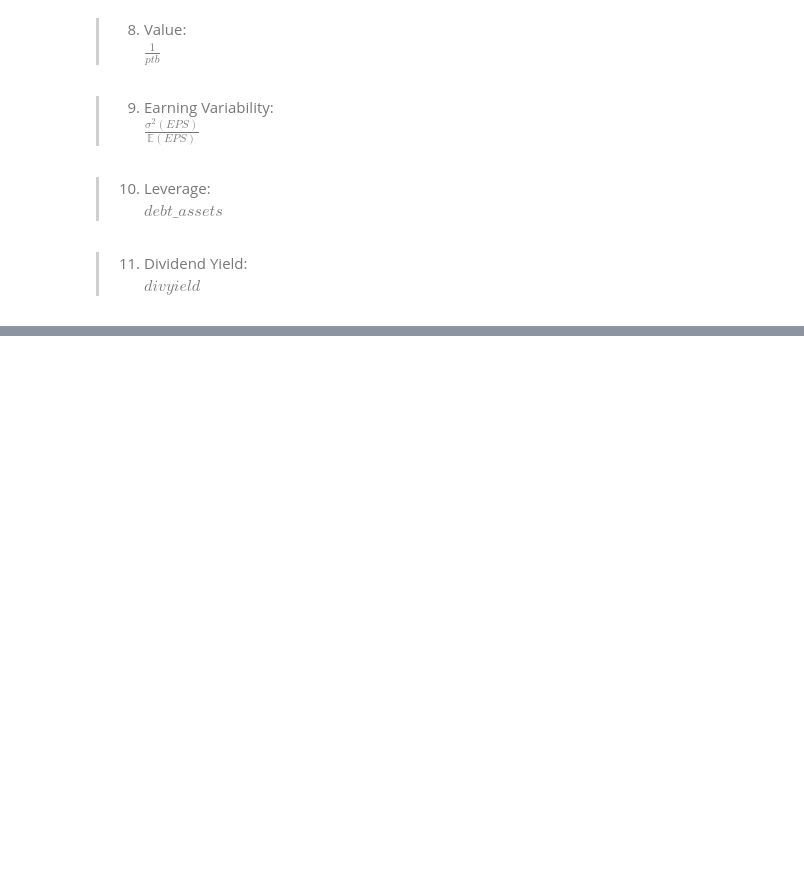
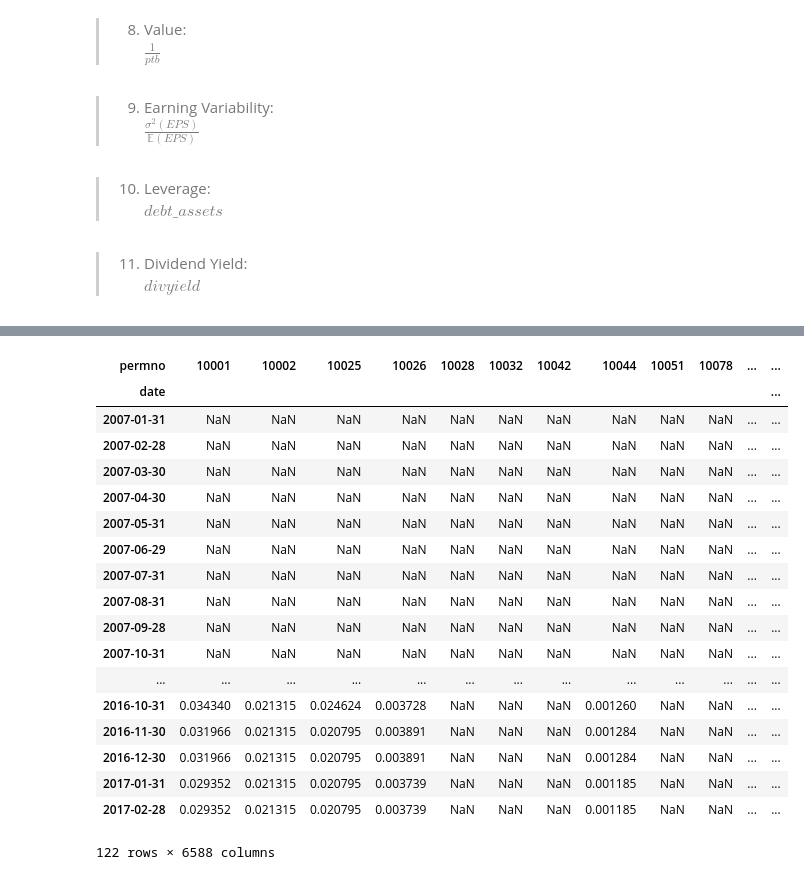
Before and after one commit to icelord91/mf803_proj_barra, a Jupyter notebook: manuscript.ipynb, the cells around one changed output, grey strips where cells are left out. Drawn from its saved outputs; the diff is of its cells as text; code cells hidden in the pictures; blank space fills up the shorter version.

```diff
--- a/manuscript.ipynb
+++ b/manuscript.ipynb
@@ -200,0 +259,22 @@ for factor in factors:
+# %%
+e.ewm(halflife=12, min_periods=0, axis=0).var()
+# %% [output]
+| permno | 10001 | 10002 | 10025 | 10026 | 10028 | 10032 | 10042 | 10044 | 10051 | 10078 | ... | ... |
+| date |  |  |  |  |  |  |  |  |  |  |  | ... |
+| 2007-01-31 | NaN | NaN | NaN | NaN | NaN | NaN | NaN | NaN | NaN | NaN | ... | ... |
+| 2007-02-28 | NaN | NaN | NaN | NaN | NaN | NaN | NaN | NaN | NaN | NaN | ... | ... |
+| 2007-03-30 | NaN | NaN | NaN | NaN | NaN | NaN | NaN | NaN | NaN | NaN | ... | ... |
+| 2007-04-30 | NaN | NaN | NaN | NaN | NaN | NaN | NaN | NaN | NaN | NaN | ... | ... |
+| 2007-05-31 | NaN | NaN | NaN | NaN | NaN | NaN | NaN | NaN | NaN | NaN | ... | ... |
+| 2007-06-29 | NaN | NaN | NaN | NaN | NaN | NaN | NaN | NaN | NaN | NaN | ... | ... |
+| 2007-07-31 | NaN | NaN | NaN | NaN | NaN | NaN | NaN | NaN | NaN | NaN | ... | ... |
+| 2007-08-31 | NaN | NaN | NaN | NaN | NaN | NaN | NaN | NaN | NaN | NaN | ... | ... |
+| 2007-09-28 | NaN | NaN | NaN | NaN | NaN | NaN | NaN | NaN | NaN | NaN | ... | ... |
+| 2007-10-31 | NaN | NaN | NaN | NaN | NaN | NaN | NaN | NaN | NaN | NaN | ... | ... |
+| ... | ... | ... | ... | ... | ... | ... | ... | ... | ... | ... | ... | ... |
+| 2016-10-31 | 0.034340 | 0.021315 | 0.024624 | 0.003728 | NaN | NaN | NaN | 0.001260 | NaN | NaN | ... | ... |
+| 2016-11-30 | 0.031966 | 0.021315 | 0.020795 | 0.003891 | NaN | NaN | NaN | 0.001284 | NaN | NaN | ... | ... |
+| 2016-12-30 | 0.031966 | 0.021315 | 0.020795 | 0.003891 | NaN | NaN | NaN | 0.001284 | NaN | NaN | ... | ... |
+| 2017-01-31 | 0.029352 | 0.021315 | 0.020795 | 0.003739 | NaN | NaN | NaN | 0.001185 | NaN | NaN | ... | ... |
+| 2017-02-28 | 0.029352 | 0.021315 | 0.020795 | 0.003739 | NaN | NaN | NaN | 0.001185 | NaN | NaN | ... | ... |
+122 rows × 6588 columns
```
Also changed, not shown: parts of 20 cells of this notebook.
